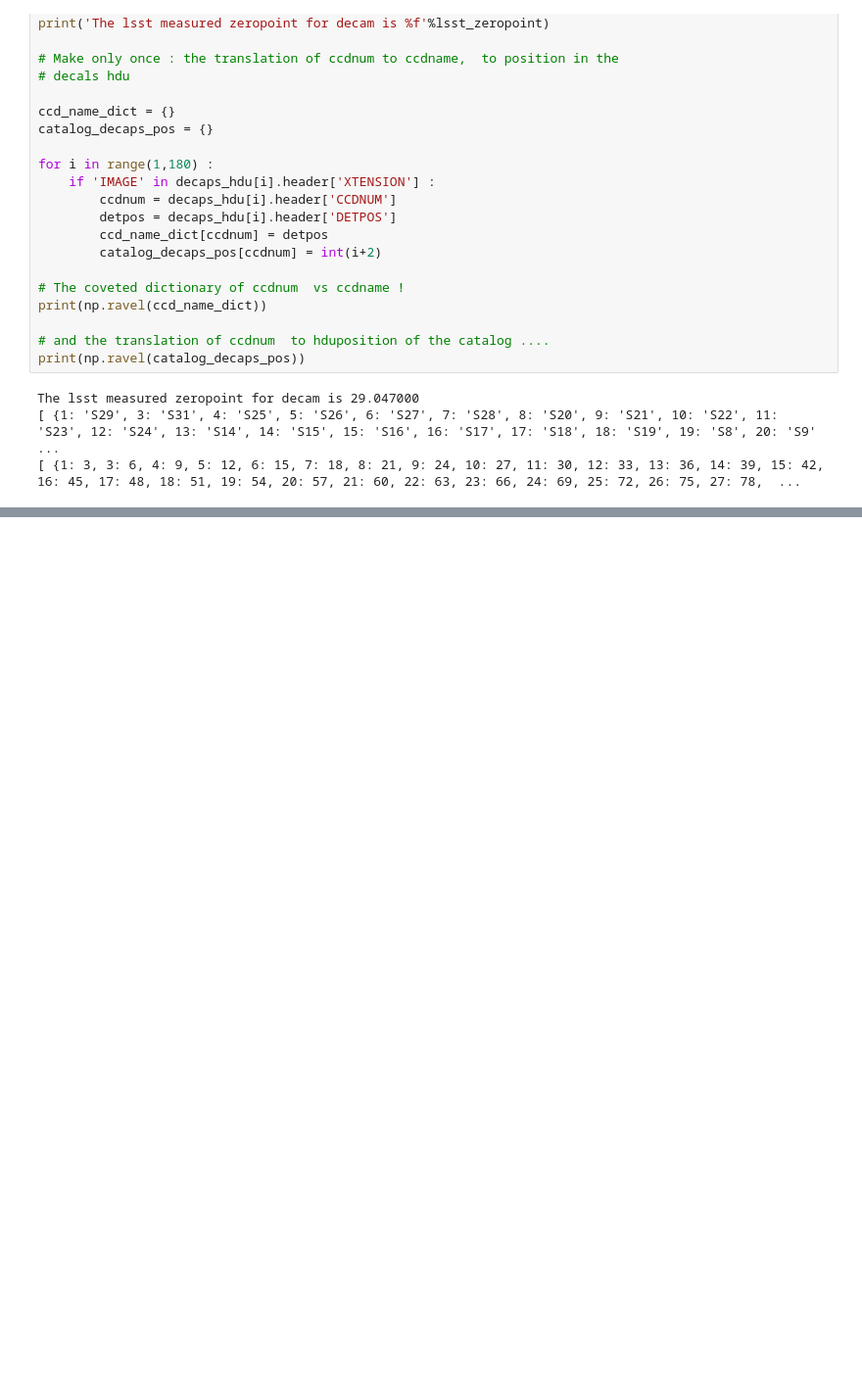
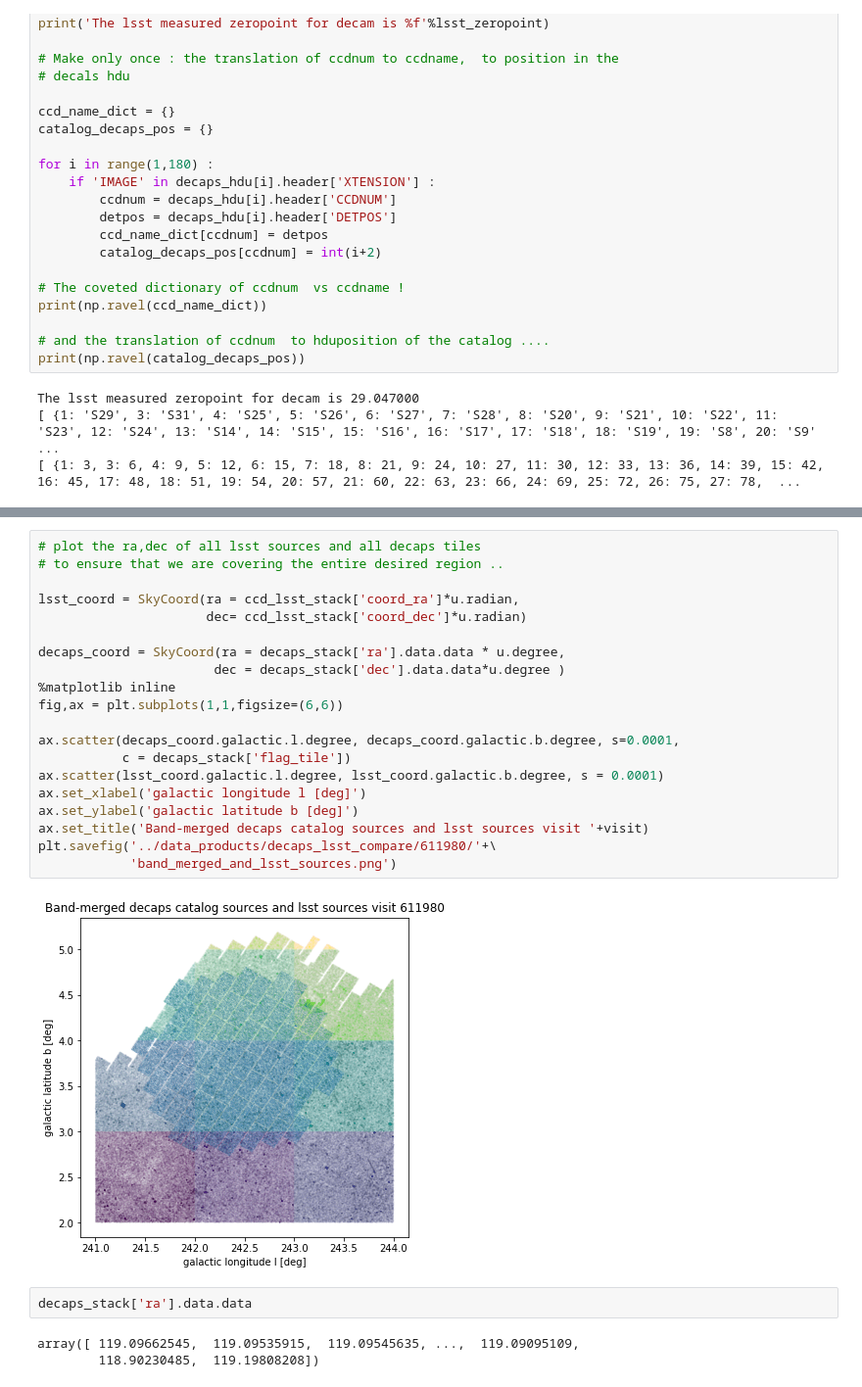
Before and after one commit to suberlak/crowded_fields, a Jupyter notebook: code/Decaps_LSST_pipeline.ipynb, the cells around one changed output, grey strips where cells are left out. Shown: that part at 98% size. Drawn from its saved outputs; the diff is of its cells as text; blank space fills up the shorter version.

```diff
--- a/code/Decaps_LSST_pipeline.ipynb
+++ b/code/Decaps_LSST_pipeline.ipynb
@@ -488,0 +972,27 @@ len(lsst_decam)
+# %%
+# plot the ra,dec of all lsst sources and all decaps tiles
+# to ensure that we are covering the entire desired region ..
+
+lsst_coord = SkyCoord(ra = ccd_lsst_stack['coord_ra']*u.radian,
+                      dec= ccd_lsst_stack['coord_dec']*u.radian)
+
+decaps_coord = SkyCoord(ra = decaps_stack['ra'].data.data * u.degree,
+                       dec = decaps_stack['dec'].data.data*u.degree )
+%matplotlib inline
+fig,ax = plt.subplots(1,1,figsize=(6,6))
+
+ax.scatter(decaps_coord.galactic.l.degree, decaps_coord.galactic.b.degree, s=0.0001,
+           c = decaps_stack['flag_tile'])
+ax.scatter(lsst_coord.galactic.l.degree, lsst_coord.galactic.b.degree, s = 0.0001)
+ax.set_xlabel('galactic longitude l [deg]')
+ax.set_ylabel('galactic latitude b [deg]')
+ax.set_title('Band-merged decaps catalog sources and lsst sources visit '+visit)
+plt.savefig('../data_products/decaps_lsst_compare/611980/'+\
+            'band_merged_and_lsst_sources.png')
+# %% [output]
+[figure, added]
+# %%
+decaps_stack['ra'].data.data
+# %% [output]
+array([ 119.09662545,  119.09535915,  119.09545635, ...,  119.09095109,
+        118.90230485,  119.19808208])
```
Also changed, not shown: parts of 28 cells of this notebook.
